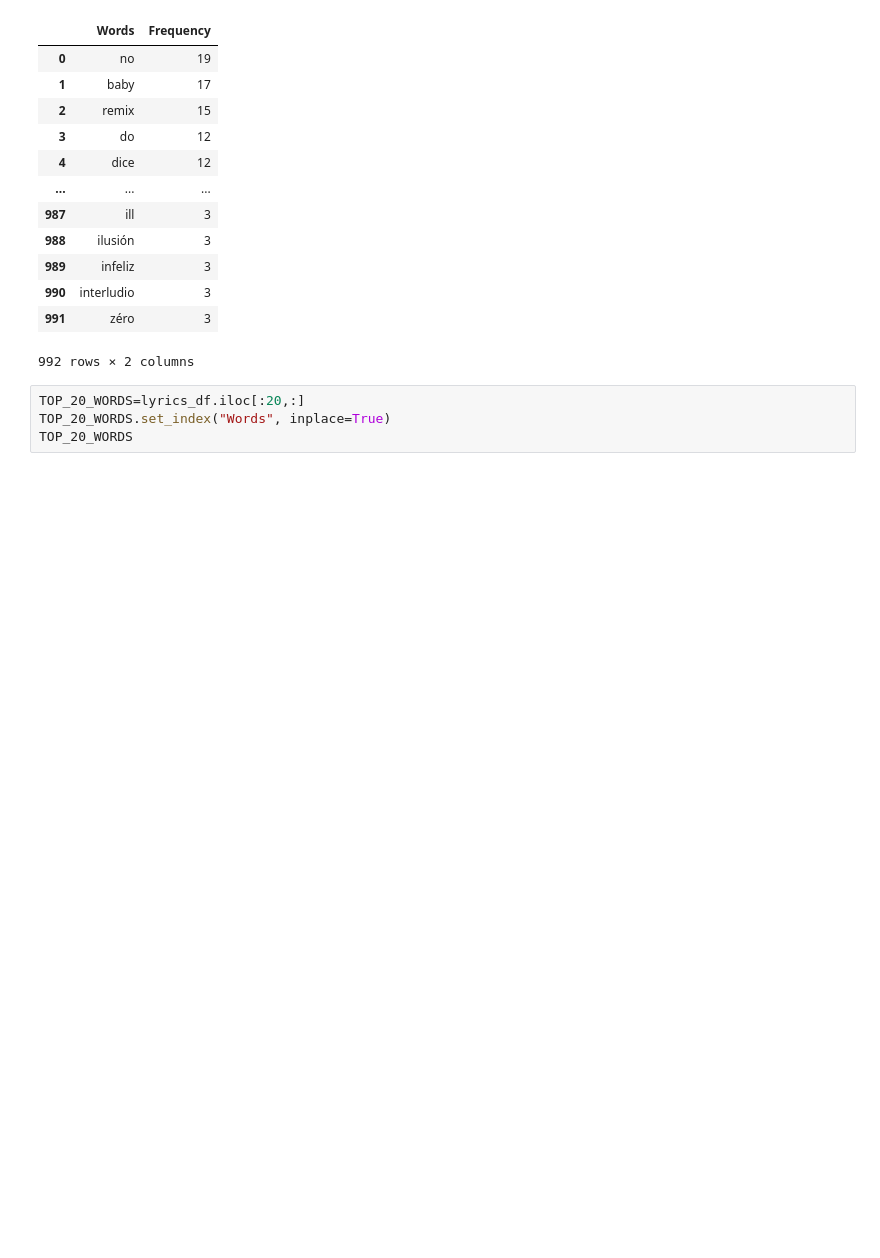
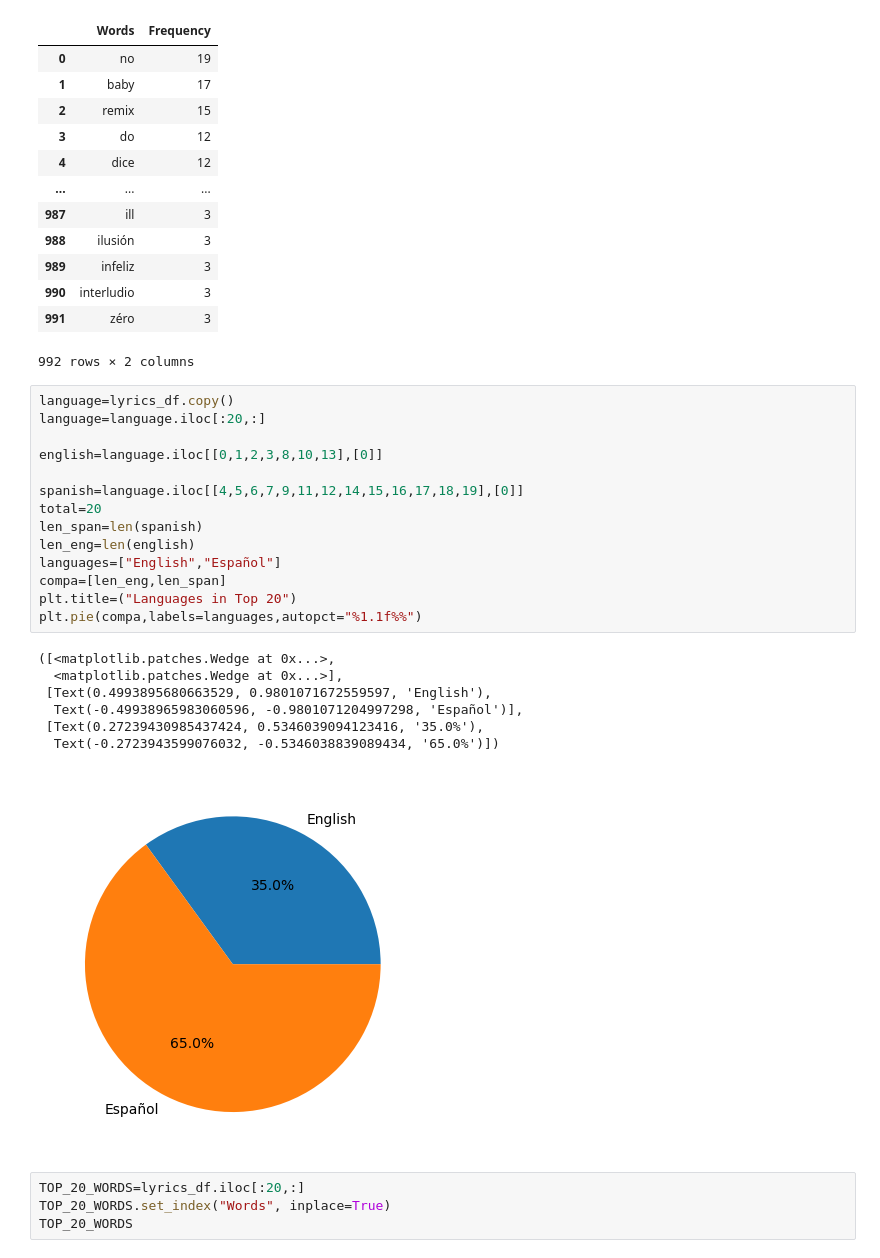
Before and after one commit to AlejandroChavezA00571497/project01, a Jupyter notebook: FinalCodes/statistical_analysis.ipynb, the cells around one changed output. Drawn from its saved outputs; the diff is of its cells as text; blank space fills up the shorter version.

Commit message:
pie chart

```diff
--- a/FinalCodes/statistical_analysis.ipynb
+++ b/FinalCodes/statistical_analysis.ipynb
@@ -73,6 +73,28 @@ lyrics_df
 | 990 | interludio | 3 |
 | 991 | zéro | 3 |
 992 rows × 2 columns
+# %%
+language=lyrics_df.copy()
+language=language.iloc[:20,:]
+
+english=language.iloc[[0,1,2,3,8,10,13],[0]]
+
+spanish=language.iloc[[4,5,6,7,9,11,12,14,15,16,17,18,19],[0]]
+total=20
+len_span=len(spanish)
+len_eng=len(english)
+languages=["English","Español"]
+compa=[len_eng,len_span]
+plt.title=("Languages in Top 20")
+plt.pie(compa,labels=languages,autopct="%1.1f%%")
+# %% [output]
+([<matplotlib.patches.Wedge at 0x...>,
+  <matplotlib.patches.Wedge at 0x...>],
+ [Text(0.4993895680663529, 0.9801071672559597, 'English'),
+  Text(-0.49938965983060596, -0.9801071204997298, 'Español')],
+ [Text(0.27239430985437424, 0.5346039094123416, '35.0%'),
+  Text(-0.2723943599076032, -0.5346038839089434, '65.0%')])
+[figure, added]
 # %%
 TOP_20_WORDS=lyrics_df.iloc[:20,:]
 TOP_20_WORDS.set_index("Words", inplace=True)
```
Also changed, not shown: parts of 2 cells of this notebook.
